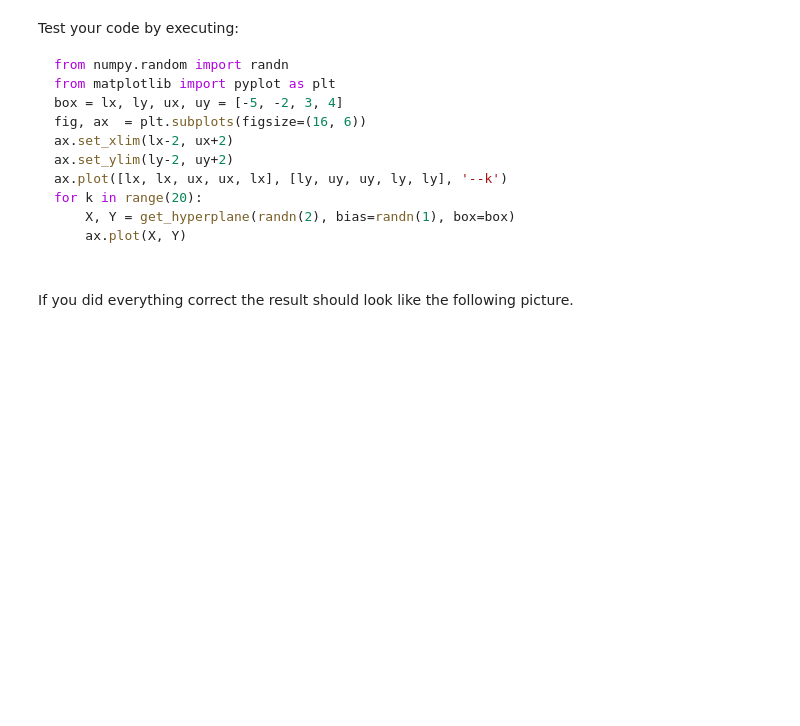
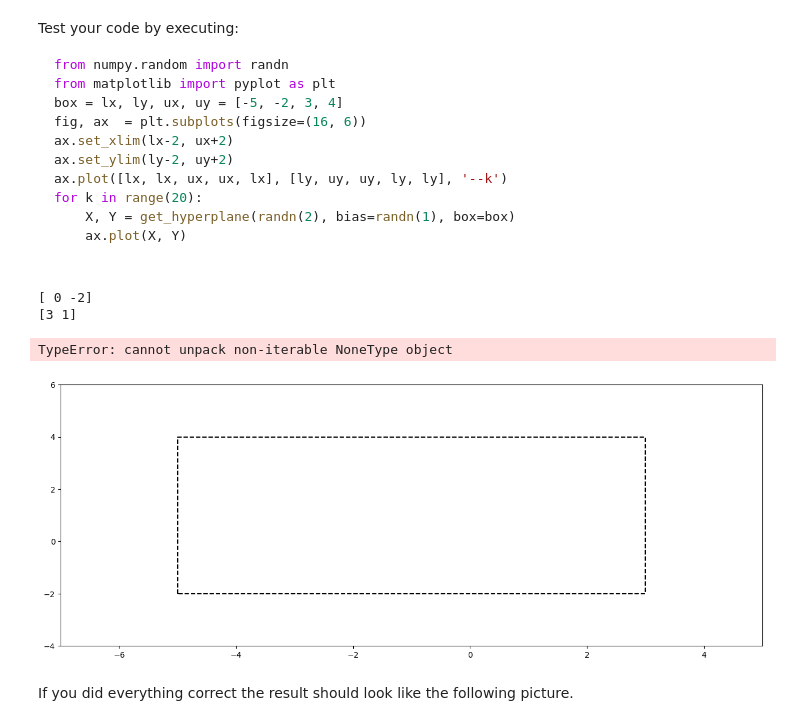
Before and after one commit to Ayukevin/Introduction-to-data-science, a Jupyter notebook: HW1/hw1_interaction_plot.ipynb, the cells around one changed output. Saved outputs shown, nothing was run; the diff lists cells and outputs as text; code cells hidden in the pictures; blank space fills up the shorter version.

```diff
--- a/HW1/hw1_interaction_plot.ipynb
+++ b/HW1/hw1_interaction_plot.ipynb
@@ -29,6 +29,61 @@ ax.plot([lx, lx, ux, ux, lx], [ly, uy, uy, ly, ly], '--k')
 for k in range(20):
     X, Y = get_hyperplane(randn(2), bias=randn(1), box=box)
     ax.plot(X, Y)
+# %%
+%matplotlib inline
+import numpy as np
+from numpy.random import randn
+from matplotlib  import pyplot as plt
+# fig, ax  = plt.subplots(figsize=(16, 6))
+# ax.plot([2,5], [8,10])
+# plt.tight_layout()
+vec = [1,1]
+bias=0
+box = lx, ly, ux, uy = [-5, -2, 3, 4]
+x= np.random.randint(box[0],box[2]+1,2)
+y= np.random.randint(box[1],box[3]+1,2)
+print(x)
+
+result = np.dot(vec,[x,y]) + bias
+print(result)
+# %% [output]
+[ 0 -2]
+[3 1]
+# %%
+%matplotlib inline
+import numpy as np
+from numpy.random import randn
+from matplotlib  import pyplot as plt
+
+def get_hyperplane(vec, bias=0, box=[0,0,1,1]):
+    """
+    vec: either vector length 2
+    Plot hyperplane in R^2, restricted to given box.
+    H = {x| b0 + b1*x1 + b2*x2 = 0 }
+    """
+    # your code here
+
+    x1= np.random.randint(box[0],box[2]+1,(1,2))
+    x2= np.random.randint(box[1],box[3]+1,(1,2))
+    x = [x1,x2]
+
+
+
+
+# use the code below to validate your plot
+box = lx, ly, ux, uy = [-5, -2, 3, 4]
+fig, ax  = plt.subplots(figsize=(16, 6))
+ax.set_xlim(lx-2, ux+2);
+ax.set_ylim(ly-2, uy+2);
+ax.plot( [lx, lx, ux, ux, lx], [ly, uy, uy, ly, ly], '--k' )
+for k in range(20):
+    X, Y = get_hyperplane(randn(2), bias=randn(1), box=box)
+    ax.plot(X, Y)
+plt.tight_layout()
+plt.savefig("lines_in_box.pdf")
+# %% [output]
+TypeError: cannot unpack non-iterable NoneType object
+[figure, added]
 # %% [markdown]
 If you did everything correct the result should look like the following picture.
 # %%
```
